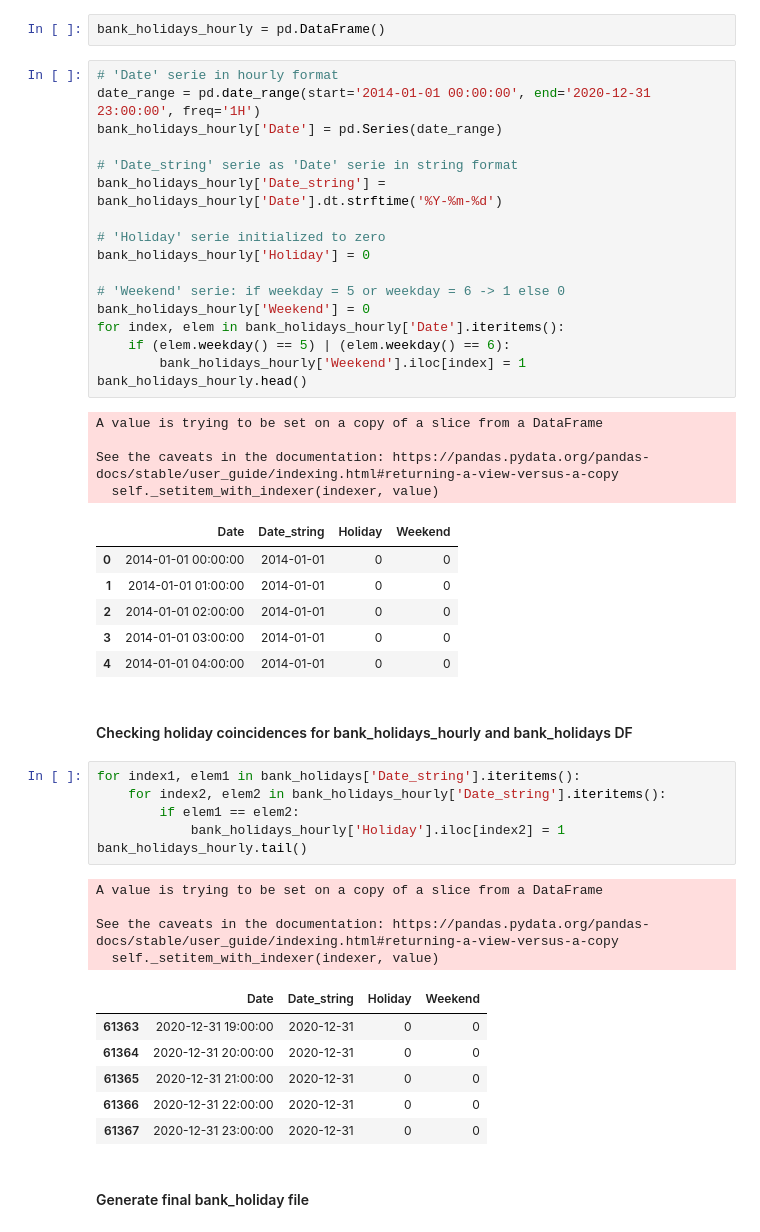
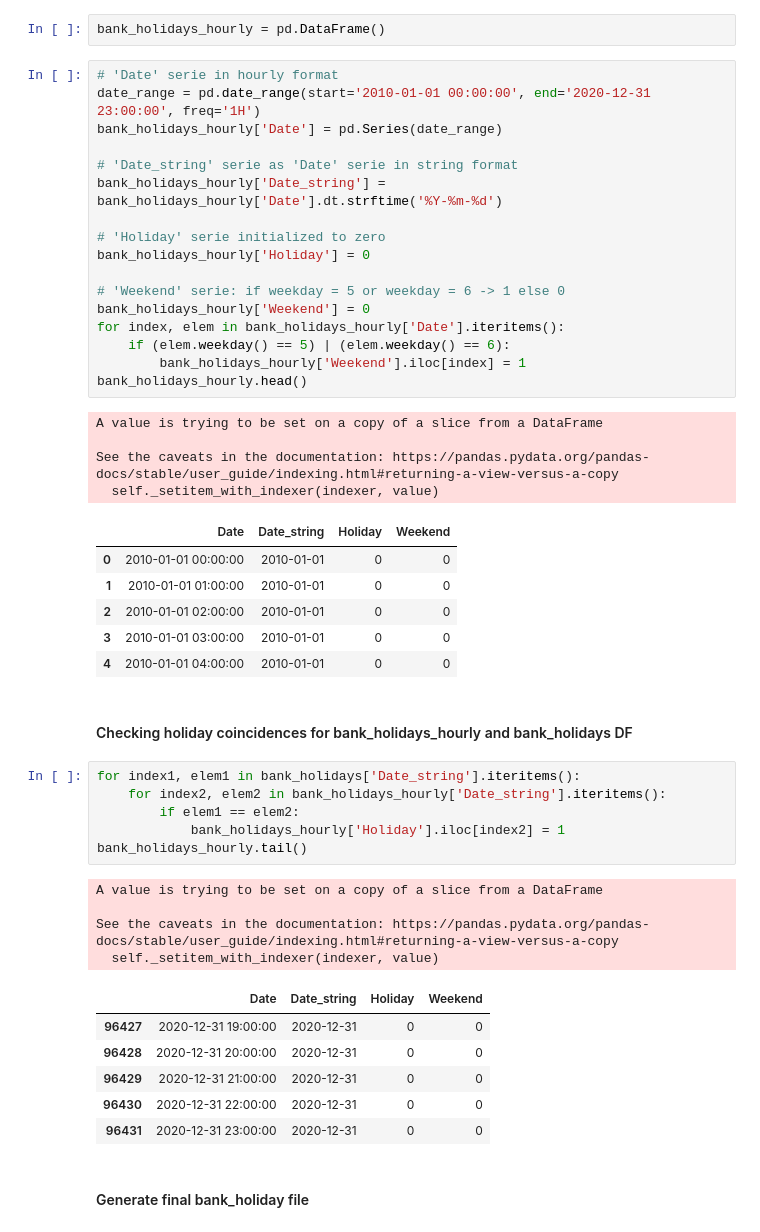
Before and after one commit to clagodmor/deep_price_forecast, a Jupyter notebook: DATA/Bank_Holidays_processing.ipynb, the cells around one changed output. Saved outputs shown, nothing was run; the diff lists cells and outputs as text.

Commit message:
dataset starting on 2010

```diff
--- a/DATA/Bank_Holidays_processing.ipynb
+++ b/DATA/Bank_Holidays_processing.ipynb
@@ -42,32 +41,32 @@ bank_holidays.head()
 bank_holidays_hourly = pd.DataFrame()
 # %%
 # 'Date' serie in hourly format
-date_range = pd.date_range(start='2014-01-01 00:00:00', end='2020-12-31 23:00:00', freq='1H')
+date_range = pd.date_range(start='2010-01-01 00:00:00', end='2020-12-31 23:00:00', freq='1H')
 bank_holidays_hourly['Date'] = pd.Series(date_range)
 
 # 'Date_string' serie as 'Date' serie in string format
 bank_holidays_hourly['Date_string'] = bank_holidays_hourly['Date'].dt.strftime('%Y-%m-%d')
 
 # 'Holiday' serie initialized to zero
 bank_holidays_hourly['Holiday'] = 0
 
 # 'Weekend' serie: if weekday = 5 or weekday = 6 -> 1 else 0
 bank_holidays_hourly['Weekend'] = 0
 for index, elem in bank_holidays_hourly['Date'].iteritems():
     if (elem.weekday() == 5) | (elem.weekday() == 6):
         bank_holidays_hourly['Weekend'].iloc[index] = 1
 bank_holidays_hourly.head()
 # %% [output]
 A value is trying to be set on a copy of a slice from a DataFrame
 
 See the caveats in the documentation: https://pandas.pydata.org/pandas-docs/stable/user_guide/indexing.html#returning-a-view-versus-a-copy
   self._setitem_with_indexer(indexer, value)
 |  | Date | Date_string | Holiday | Weekend |
-| 0 | 2014-01-01 00:00:00 | 2014-01-01 | 0 | 0 |
-| 1 | 2014-01-01 01:00:00 | 2014-01-01 | 0 | 0 |
-| 2 | 2014-01-01 02:00:00 | 2014-01-01 | 0 | 0 |
-| 3 | 2014-01-01 03:00:00 | 2014-01-01 | 0 | 0 |
-| 4 | 2014-01-01 04:00:00 | 2014-01-01 | 0 | 0 |
+| 0 | 2010-01-01 00:00:00 | 2010-01-01 | 0 | 0 |
+| 1 | 2010-01-01 01:00:00 | 2010-01-01 | 0 | 0 |
+| 2 | 2010-01-01 02:00:00 | 2010-01-01 | 0 | 0 |
+| 3 | 2010-01-01 03:00:00 | 2010-01-01 | 0 | 0 |
+| 4 | 2010-01-01 04:00:00 | 2010-01-01 | 0 | 0 |
 # %% [markdown]
 #### Checking holiday coincidences for bank_holidays_hourly and bank_holidays DF
 # %%
@@ -82,11 +81,11 @@ A value is trying to be set on a copy of a slice from a DataFrame
 See the caveats in the documentation: https://pandas.pydata.org/pandas-docs/stable/user_guide/indexing.html#returning-a-view-versus-a-copy
   self._setitem_with_indexer(indexer, value)
 |  | Date | Date_string | Holiday | Weekend |
-| 61363 | 2020-12-31 19:00:00 | 2020-12-31 | 0 | 0 |
-| 61364 | 2020-12-31 20:00:00 | 2020-12-31 | 0 | 0 |
-| 61365 | 2020-12-31 21:00:00 | 2020-12-31 | 0 | 0 |
-| 61366 | 2020-12-31 22:00:00 | 2020-12-31 | 0 | 0 |
-| 61367 | 2020-12-31 23:00:00 | 2020-12-31 | 0 | 0 |
+| 96427 | 2020-12-31 19:00:00 | 2020-12-31 | 0 | 0 |
+| 96428 | 2020-12-31 20:00:00 | 2020-12-31 | 0 | 0 |
+| 96429 | 2020-12-31 21:00:00 | 2020-12-31 | 0 | 0 |
+| 96430 | 2020-12-31 22:00:00 | 2020-12-31 | 0 | 0 |
+| 96431 | 2020-12-31 23:00:00 | 2020-12-31 | 0 | 0 |
 # %% [markdown]
 #### Generate final bank_holiday file
 # %%
```
Also changed, not shown: parts of 4 cells of this notebook, 2 other files.
